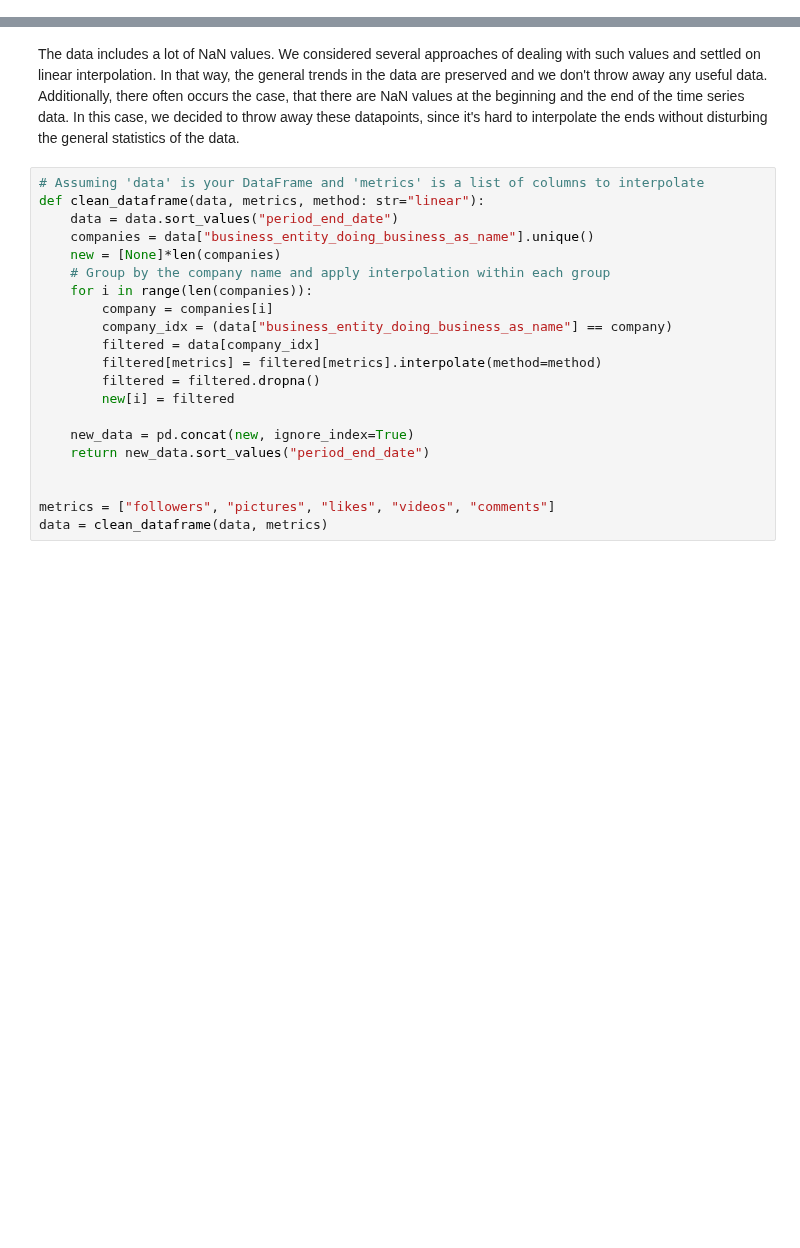
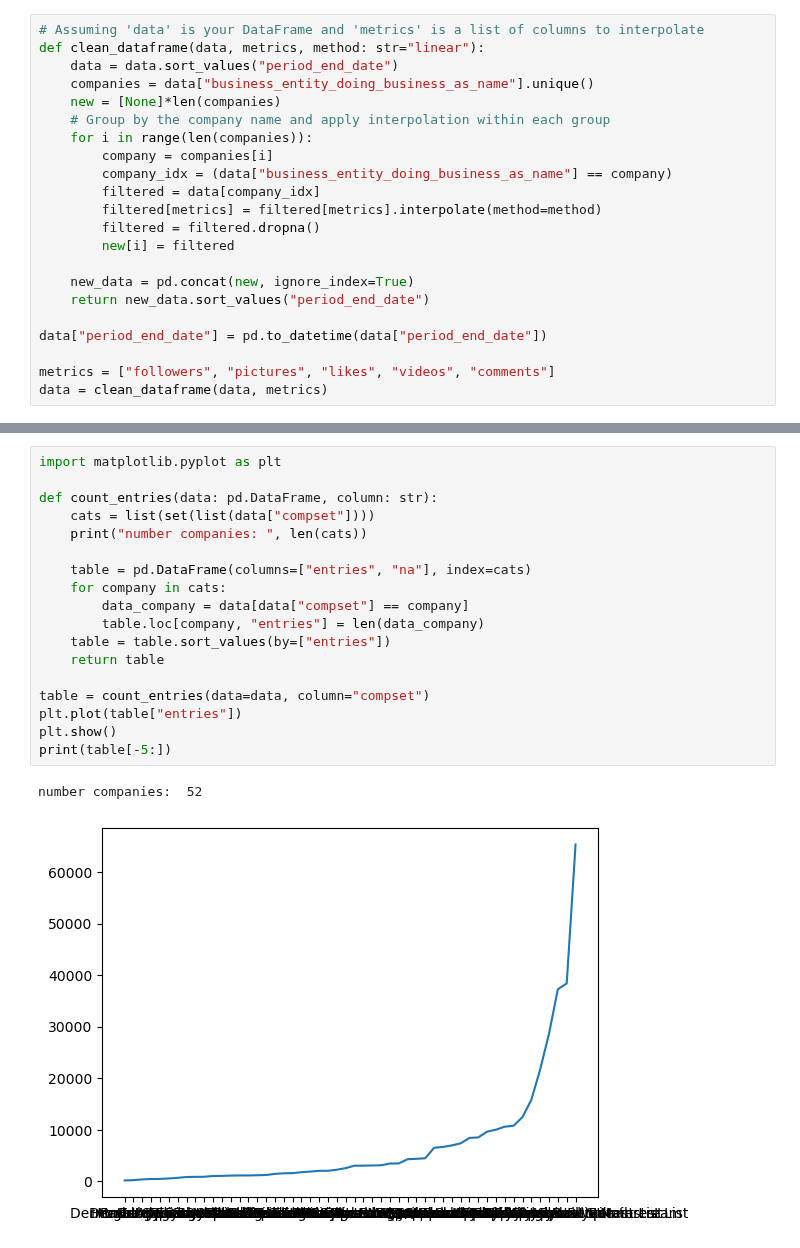
Before and after one commit to noahsta/datathon, a Jupyter notebook: src/main.ipynb, the cells around one changed output, grey strips where cells are left out. Drawn from its saved outputs; the diff is of its cells as text; blank space fills up the shorter version.

```diff
--- a/src/main.ipynb
+++ b/src/main.ipynb
@@ -13 +17,23 @@ FileNotFoundError: [Errno 2] No such file or directory: 'c:\\Users\\Usee\\Docume
+# %%
+# Assuming 'data' is your DataFrame and 'metrics' is a list of columns to interpolate
+def clean_dataframe(data, metrics, method: str="linear"):
+    data = data.sort_values("period_end_date")
+    companies = data["business_entity_doing_business_as_name"].unique()
+    new = [None]*len(companies)
+    # Group by the company name and apply interpolation within each group
+    for i in range(len(companies)):
+        company = companies[i]
+        company_idx = (data["business_entity_doing_business_as_name"] == company)
+        filtered = data[company_idx]
+        filtered[metrics] = filtered[metrics].interpolate(method=method)
+        filtered = filtered.dropna()
+        new[i] = filtered
+
+    new_data = pd.concat(new, ignore_index=True)
+    return new_data.sort_values("period_end_date")
+
+data["period_end_date"] = pd.to_datetime(data["period_end_date"])
+
+metrics = ["followers", "pictures", "likes", "videos", "comments"]
+data = clean_dataframe(data, metrics)
 # %% [markdown]
@@ -15,23 +41,21 @@ FileNotFoundError: [Errno 2] No such file or directory: 'c:\\Users\\Usee\\Docume
-# %% [markdown]
-The data includes a lot of NaN values. We considered several approaches of dealing with such values and settled on linear interpolation. In that way, the general trends in the data are preserved and we don't throw away any useful data. Additionally, there often occurs the case, that there are NaN values at the beginning and the end of the time series data. In this case, we decided to throw away these datapoints, since it's hard to interpolate the ends without disturbing the general statistics of the data.
-# %%
-# Assuming 'data' is your DataFrame and 'metrics' is a list of columns to interpolate
-def clean_dataframe(data, metrics, method: str="linear"):
-    data = data.sort_values("period_end_date")
-    companies = data["business_entity_doing_business_as_name"].unique()
-    new = [None]*len(companies)
-    # Group by the company name and apply interpolation within each group
-    for i in range(len(companies)):
-        company = companies[i]
-        company_idx = (data["business_entity_doing_business_as_name"] == company)
-        filtered = data[company_idx]
-        filtered[metrics] = filtered[metrics].interpolate(method=method)
-        filtered = filtered.dropna()
-        new[i] = filtered
-
-    new_data = pd.concat(new, ignore_index=True)
-    return new_data.sort_values("period_end_date")
-
-
-metrics = ["followers", "pictures", "likes", "videos", "comments"]
-data = clean_dataframe(data, metrics)
+# %%
+import matplotlib.pyplot as plt
+
+def count_entries(data: pd.DataFrame, column: str):
+    cats = list(set(list(data["compset"])))
+    print("number companies: ", len(cats))
+
+    table = pd.DataFrame(columns=["entries", "na"], index=cats)
+    for company in cats:
+        data_company = data[data["compset"] == company]
+        table.loc[company, "entries"] = len(data_company)
+    table = table.sort_values(by=["entries"])
+    return table
+
+table = count_entries(data=data, column="compset")
+plt.plot(table["entries"])
+plt.show()
+print(table[-5:])
+# %% [output]
+number companies:  52
+[figure, added]
```
Also changed, not shown: parts of 15 cells of this notebook.
